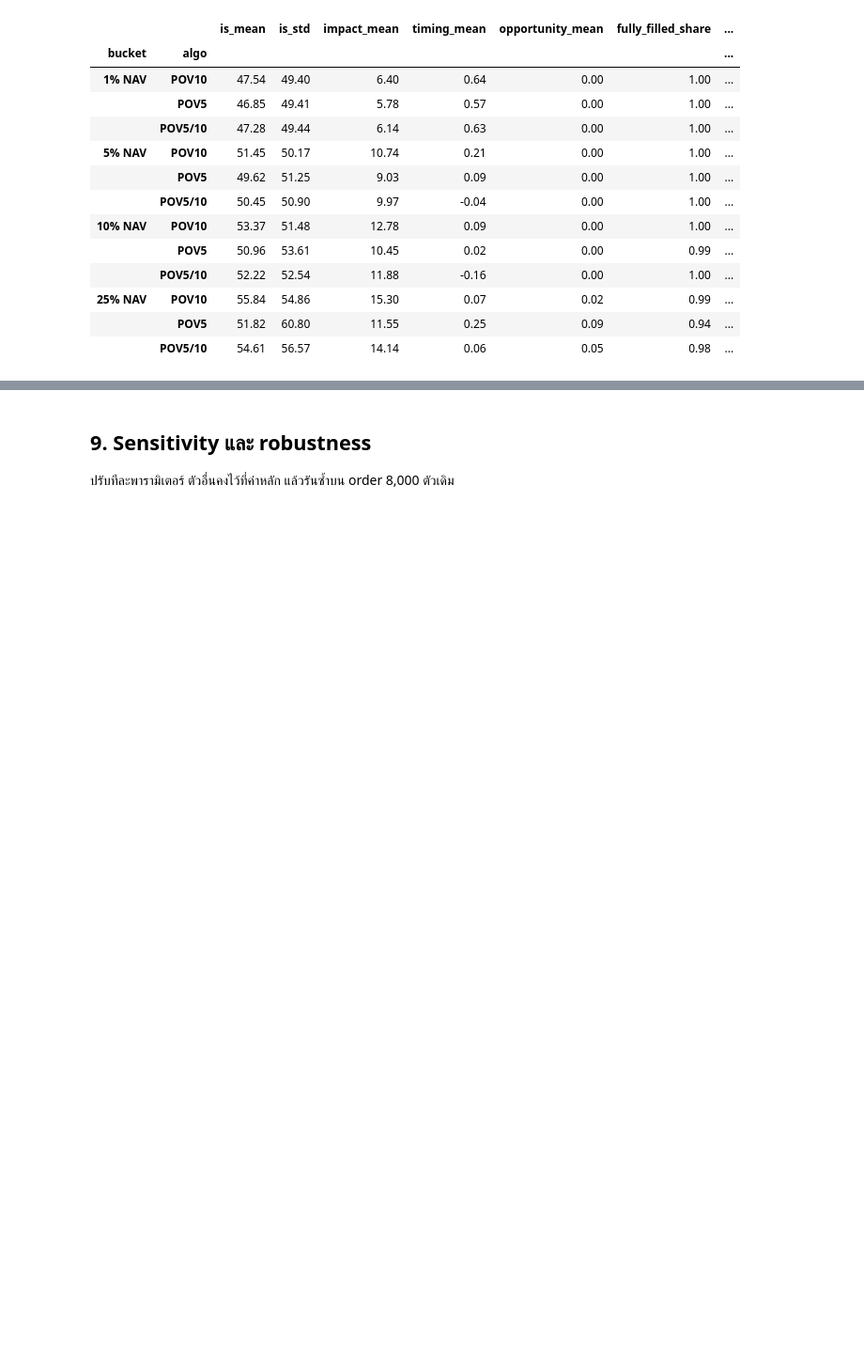
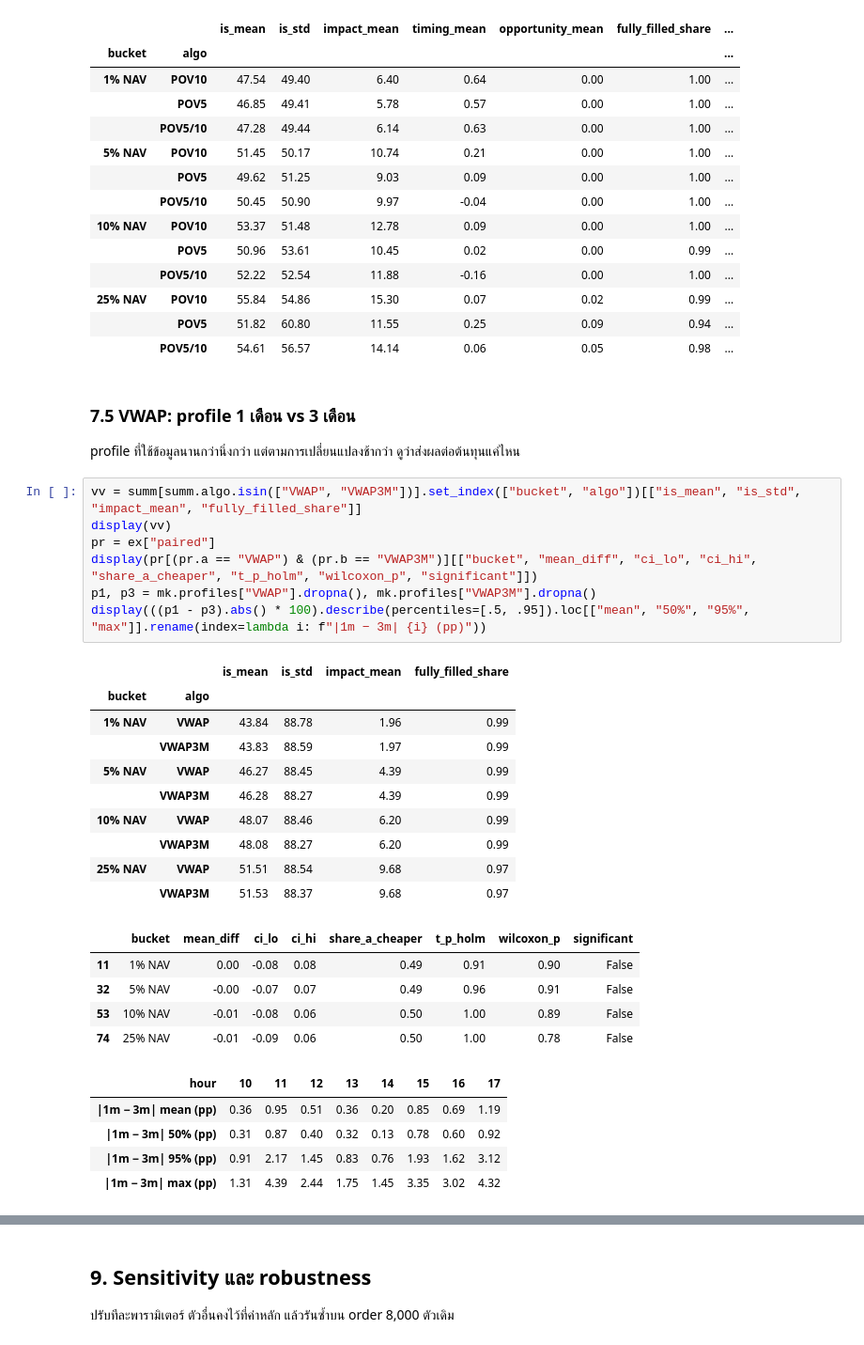
Before and after one commit to Josh-Bear/Quantitative-modeler, a Jupyter notebook: execution_research/Research.ipynb, the cells around one changed output, grey strips where cells are left out. Shown at 94% size. Cells and saved outputs as stored; diff of their text form; blank space fills up the shorter version.

```diff
--- a/execution_research/Research.ipynb
+++ b/execution_research/Research.ipynb
@@ -277,6 +282,37 @@ display(summ[summ.algo.isin(pov)].set_index(["bucket", "algo"])[["is_mean", "is_
 | 25% NAV | POV10 | 55.84 | 54.86 | 15.30 | 0.07 | 0.02 | 0.99 | ... |
 |  | POV5 | 51.82 | 60.80 | 11.55 | 0.25 | 0.09 | 0.94 | ... |
 |  | POV5/10 | 54.61 | 56.57 | 14.14 | 0.06 | 0.05 | 0.98 | ... |
+# %% [markdown]
+### 7.5 VWAP: profile 1 เดือน vs 3 เดือน
+profile ที่ใช้ข้อมูลนานกว่านิ่งกว่า แต่ตามการเปลี่ยนแปลงช้ากว่า ดูว่าส่งผลต่อต้นทุนแค่ไหน
+# %%
+vv = summ[summ.algo.isin(["VWAP", "VWAP3M"])].set_index(["bucket", "algo"])[["is_mean", "is_std", "impact_mean", "fully_filled_share"]]
+display(vv)
+pr = ex["paired"]
+display(pr[(pr.a == "VWAP") & (pr.b == "VWAP3M")][["bucket", "mean_diff", "ci_lo", "ci_hi", "share_a_cheaper", "t_p_holm", "wilcoxon_p", "significant"]])
+p1, p3 = mk.profiles["VWAP"].dropna(), mk.profiles["VWAP3M"].dropna()
+display(((p1 - p3).abs() * 100).describe(percentiles=[.5, .95]).loc[["mean", "50%", "95%", "max"]].rename(index=lambda i: f"|1m − 3m| {i} (pp)"))
+# %% [output]
+|  |  | is_mean | is_std | impact_mean | fully_filled_share |
+| bucket | algo |  |  |  |  |
+| 1% NAV | VWAP | 43.84 | 88.78 | 1.96 | 0.99 |
+|  | VWAP3M | 43.83 | 88.59 | 1.97 | 0.99 |
+| 5% NAV | VWAP | 46.27 | 88.45 | 4.39 | 0.99 |
+|  | VWAP3M | 46.28 | 88.27 | 4.39 | 0.99 |
+| 10% NAV | VWAP | 48.07 | 88.46 | 6.20 | 0.99 |
+|  | VWAP3M | 48.08 | 88.27 | 6.20 | 0.99 |
+| 25% NAV | VWAP | 51.51 | 88.54 | 9.68 | 0.97 |
+|  | VWAP3M | 51.53 | 88.37 | 9.68 | 0.97 |
+|  | bucket | mean_diff | ci_lo | ci_hi | share_a_cheaper | t_p_holm | wilcoxon_p | significant |
+| 11 | 1% NAV | 0.00 | -0.08 | 0.08 | 0.49 | 0.91 | 0.90 | False |
+| 32 | 5% NAV | -0.00 | -0.07 | 0.07 | 0.49 | 0.96 | 0.91 | False |
+| 53 | 10% NAV | -0.01 | -0.08 | 0.06 | 0.50 | 1.00 | 0.89 | False |
+| 74 | 25% NAV | -0.01 | -0.09 | 0.06 | 0.50 | 1.00 | 0.78 | False |
+| hour | 10 | 11 | 12 | 13 | 14 | 15 | 16 | 17 |
+| |1m − 3m| mean (pp) | 0.36 | 0.95 | 0.51 | 0.36 | 0.20 | 0.85 | 0.69 | 1.19 |
+| |1m − 3m| 50% (pp) | 0.31 | 0.87 | 0.40 | 0.32 | 0.13 | 0.78 | 0.60 | 0.92 |
+| |1m − 3m| 95% (pp) | 0.91 | 2.17 | 1.45 | 0.83 | 0.76 | 1.93 | 1.62 | 3.12 |
+| |1m − 3m| max (pp) | 1.31 | 4.39 | 2.44 | 1.75 | 1.45 | 3.35 | 3.02 | 4.32 |
 # %% [markdown]
 ## 8. การทดสอบทางสถิติ (paired บน order_id)
 
```
Also changed, not shown: parts of 15 cells of this notebook, 10 other files.
